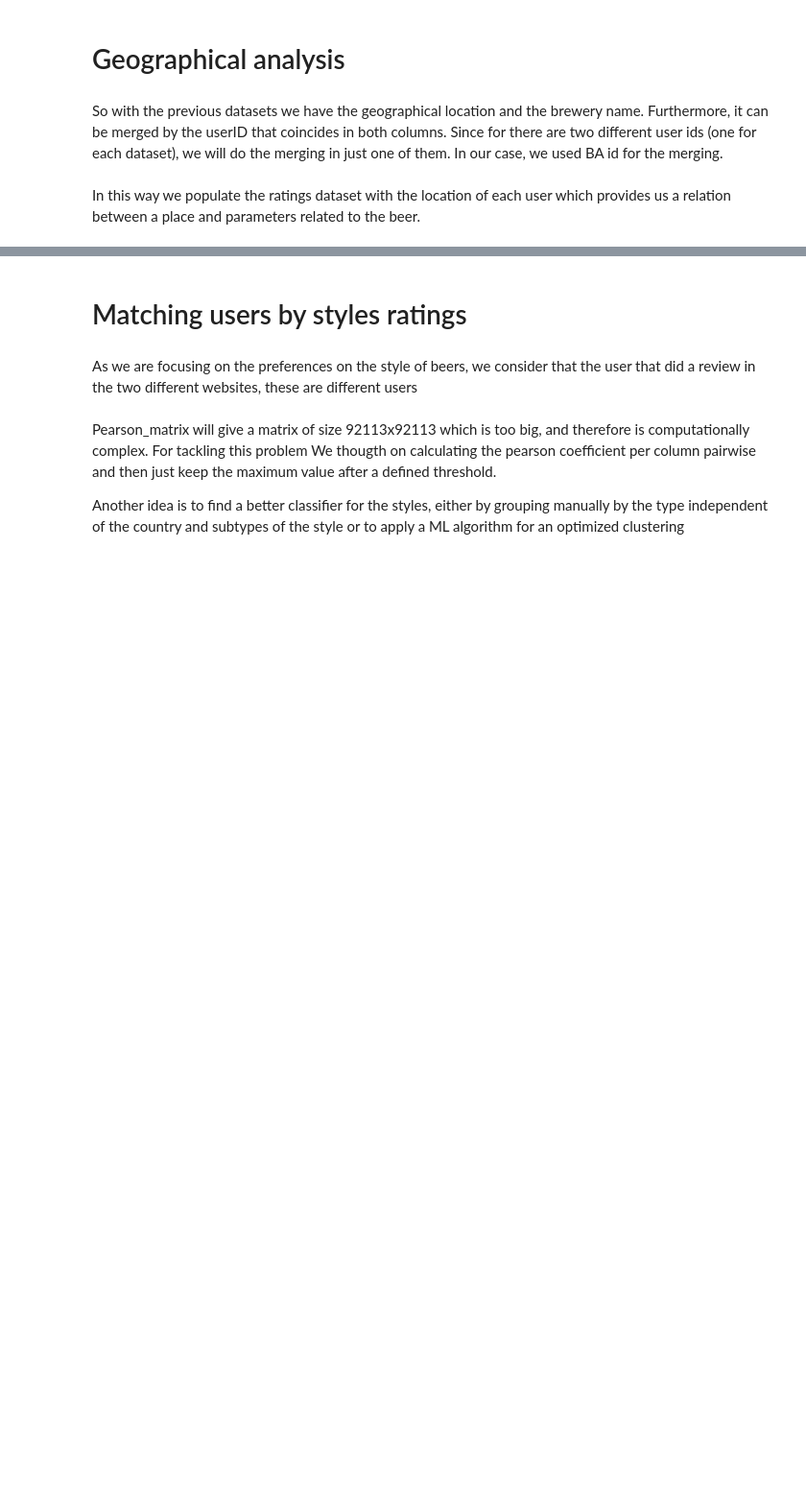
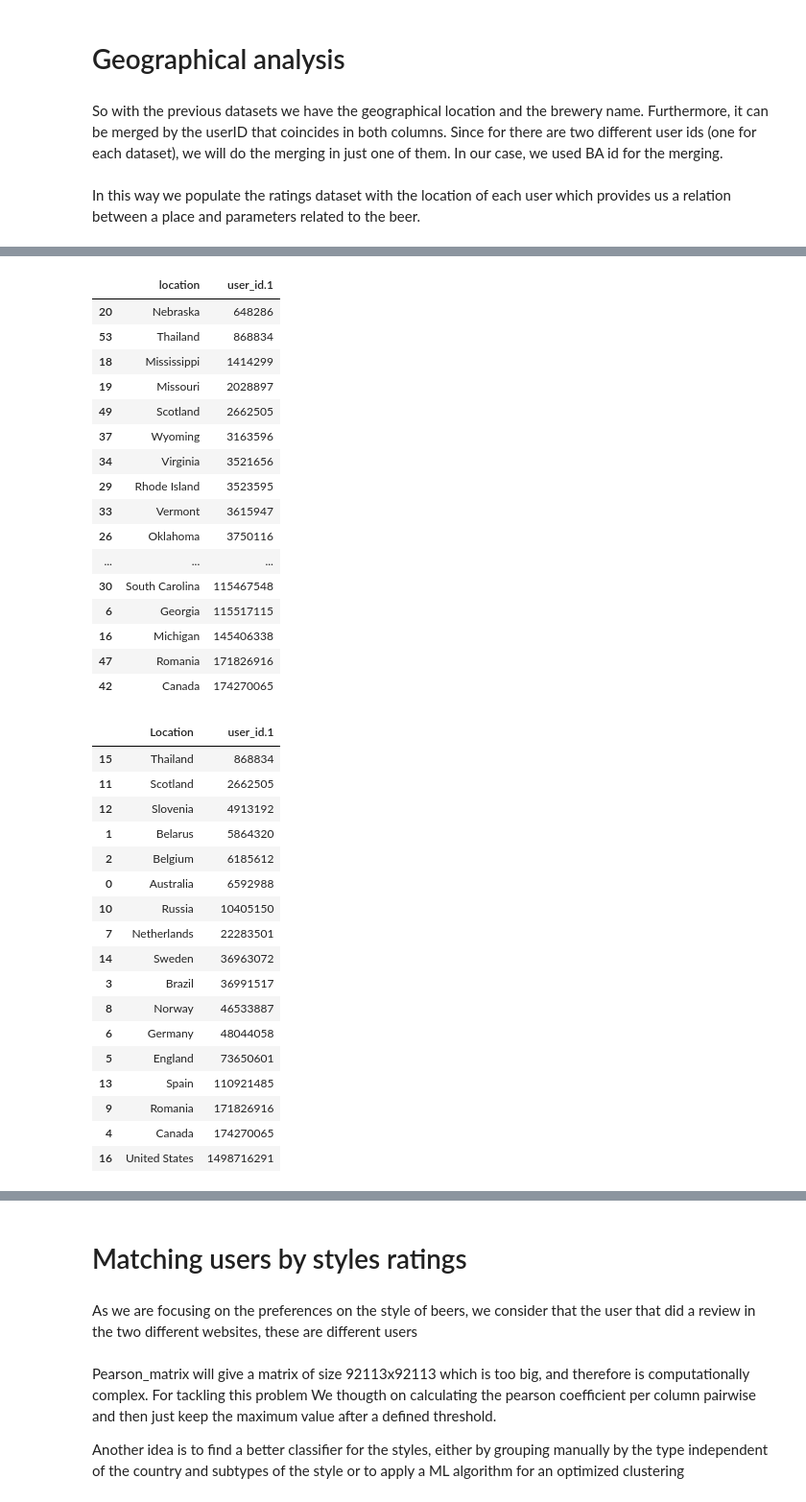
Before and after one commit to epfl-ada/ada-2023-project-adacadabra2023, a Jupyter notebook: Project_v2.ipynb, the cells around one changed output, grey strips where cells are left out. Shown at 96% size. Saved outputs shown, nothing was run; the diff lists cells and outputs as text; code cells hidden in the pictures; blank space fills up the shorter version.

```diff
--- a/Project_v2.ipynb
+++ b/Project_v2.ipynb
@@ -298,5 +309,9 @@ Once we have this we might be able to check what are the most popular place in t
 # %%
-def unify_location(loc):
-    return 'United States' if loc.startswith('United States') else loc
-
-filtered_geo_beers['Location'] = filtered_geo_beers.location.apply(unify_location)
+def unify_location(loc, keep_state=False):
+    if not keep_state:
+        return 'United States' if loc.startswith('United States') else loc
+    else:
+        if loc.startswith('United States'):
+            return loc.split(',')[1]
+        else:
+            return loc
@@ -304,0 +334,46 @@ filtered_geo_beers
+# %%
+#by original location:
+count_state_pop = filtered_geo_beers.groupby('location', as_index=False)['user_id.1'].sum()
+count_state_pop_order = count_state_pop.sort_values(by='user_id.1',ascending= True)
+display(count_state_pop_order)
+
+#by country:
+count_country_pop = filtered_geo_beers.groupby('Location', as_index=False)['user_id.1'].sum()
+count_country_pop_order = count_country_pop.sort_values(by='user_id.1',ascending= True)
+count_country_pop_order
+# %% [output]
+|  | location | user_id.1 |
+| 20 | Nebraska | 648286 |
+| 53 | Thailand | 868834 |
+| 18 | Mississippi | 1414299 |
+| 19 | Missouri | 2028897 |
+| 49 | Scotland | 2662505 |
+| 37 | Wyoming | 3163596 |
+| 34 | Virginia | 3521656 |
+| 29 | Rhode Island | 3523595 |
+| 33 | Vermont | 3615947 |
+| 26 | Oklahoma | 3750116 |
+| ... | ... | ... |
+| 30 | South Carolina | 115467548 |
+| 6 | Georgia | 115517115 |
+| 16 | Michigan | 145406338 |
+| 47 | Romania | 171826916 |
+| 42 | Canada | 174270065 |
+|  | Location | user_id.1 |
+| 15 | Thailand | 868834 |
+| 11 | Scotland | 2662505 |
+| 12 | Slovenia | 4913192 |
+| 1 | Belarus | 5864320 |
+| 2 | Belgium | 6185612 |
+| 0 | Australia | 6592988 |
+| 10 | Russia | 10405150 |
+| 7 | Netherlands | 22283501 |
+| 14 | Sweden | 36963072 |
+| 3 | Brazil | 36991517 |
+| 8 | Norway | 46533887 |
+| 6 | Germany | 48044058 |
+| 5 | England | 73650601 |
+| 13 | Spain | 110921485 |
+| 9 | Romania | 171826916 |
+| 4 | Canada | 174270065 |
+| 16 | United States | 1498716291 |
```
Also changed, not shown: parts of 9 cells of this notebook, 1 other file.
